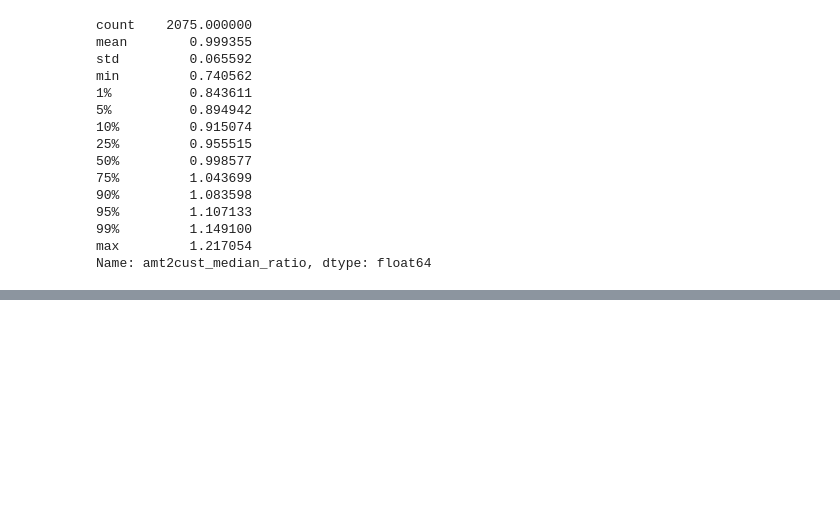
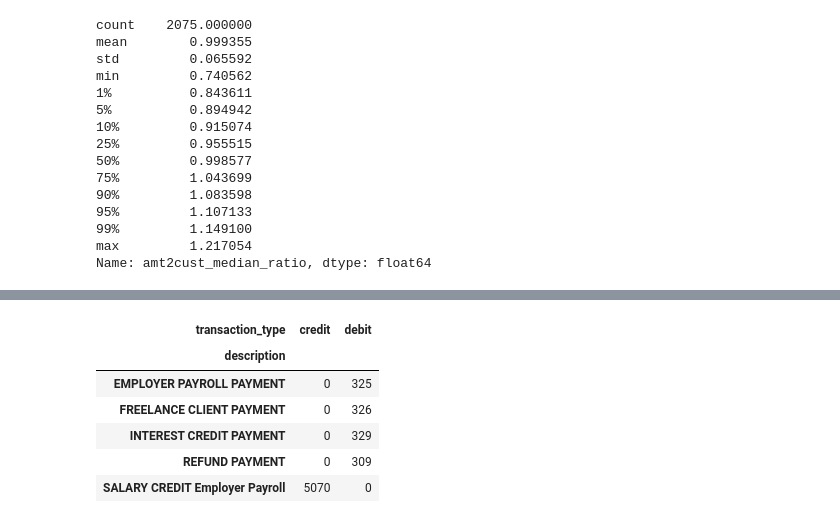
Before and after one commit to ReinSoup/Financial-Transaction-Intelligence, a Jupyter notebook: notebooks/transaction_anomaly.ipynb, the cells around one changed output, grey strips where cells are left out. Saved outputs shown, nothing was run; the diff lists cells and outputs as text; code cells hidden in the pictures; blank space fills up the shorter version.

```diff
--- a/notebooks/transaction_anomaly.ipynb
+++ b/notebooks/transaction_anomaly.ipynb
@@ -1158,0 +1206,14 @@ ok
+# %%
+behavior_transactions[
+    behavior_transactions["category"] == "Income"
+].groupby(
+    ["description", "transaction_type"]
+).size().unstack(fill_value=0)
+# %% [output]
+| transaction_type | credit | debit |
+| description |  |  |
+| EMPLOYER PAYROLL PAYMENT | 0 | 325 |
+| FREELANCE CLIENT PAYMENT | 0 | 326 |
+| INTEREST CREDIT PAYMENT | 0 | 329 |
+| REFUND PAYMENT | 0 | 309 |
+| SALARY CREDIT Employer Payroll | 5070 | 0 |
```
Also changed, not shown: parts of 12 cells of this notebook, 3 other files.
